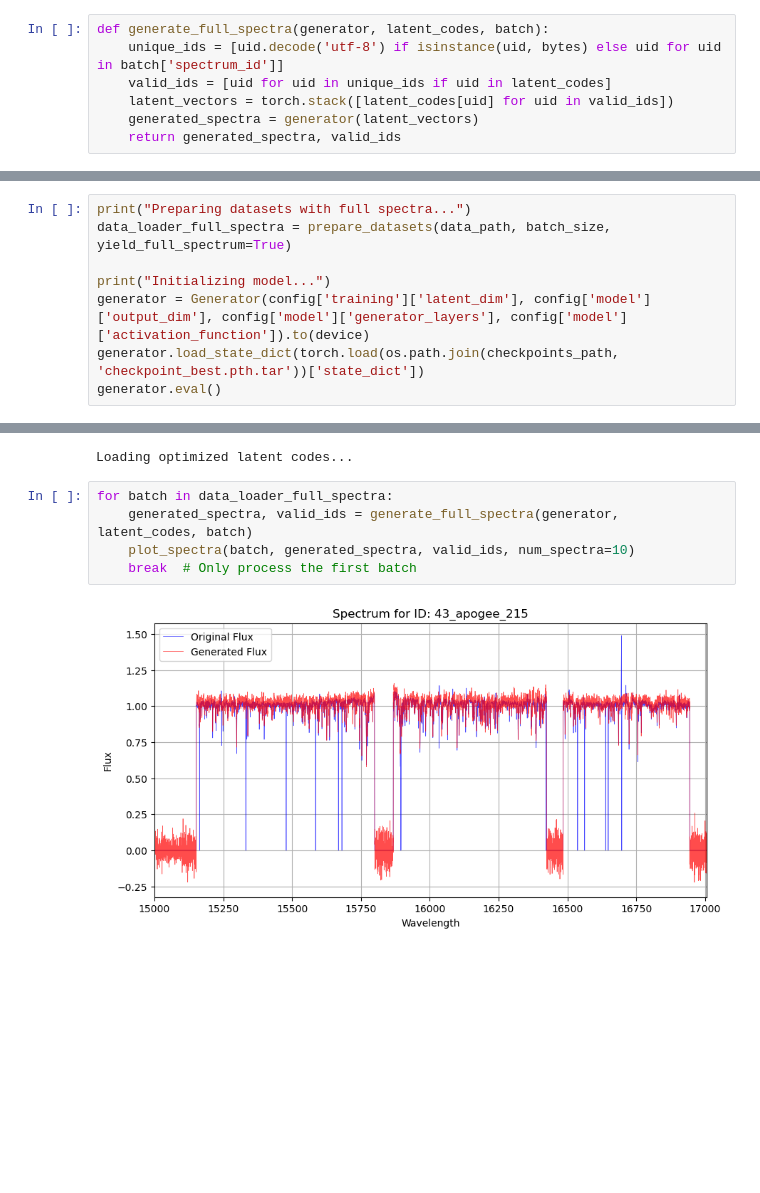
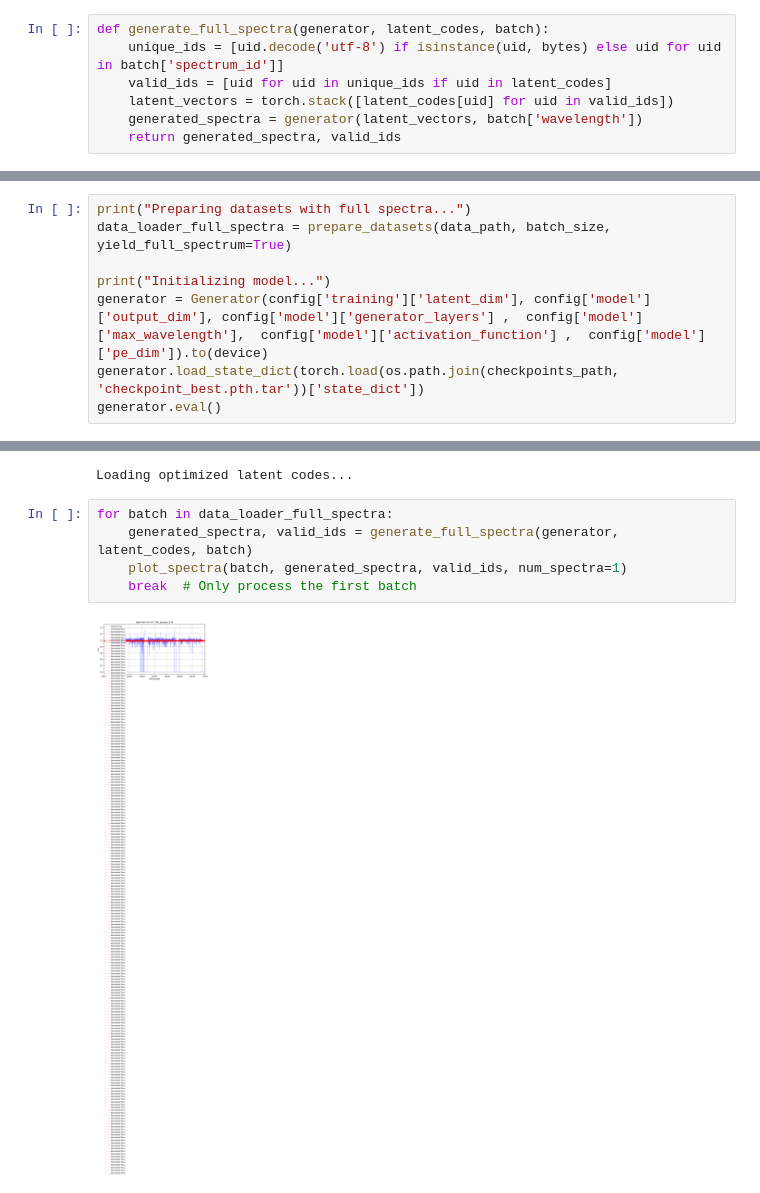
Before and after one commit to amirabezine/DeepSpectra, a Jupyter notebook: src/generate_iii.ipynb, the cells around one changed output, grey strips where cells are left out. Drawn from its saved outputs; the diff is of its cells as text; blank space fills up the shorter version.

```diff
--- a/src/generate_iii.ipynb
+++ b/src/generate_iii.ipynb
@@ -42,7 +42,7 @@ def generate_full_spectra(generator, latent_codes, batch):
     unique_ids = [uid.decode('utf-8') if isinstance(uid, bytes) else uid for uid in batch['spectrum_id']]
     valid_ids = [uid for uid in unique_ids if uid in latent_codes]
     latent_vectors = torch.stack([latent_codes[uid] for uid in valid_ids])
-    generated_spectra = generator(latent_vectors)
+    generated_spectra = generator(latent_vectors, batch['wavelength'])
     return generated_spectra, valid_ids
 # %%
 def plot_spectra(batch, generated_spectra, valid_ids, num_spectra=10):
@@ -84,7 +84,7 @@ print("Preparing datasets with full spectra...")
 data_loader_full_spectra = prepare_datasets(data_path, batch_size, yield_full_spectrum=True)
 
 print("Initializing model...")
-generator = Generator(config['training']['latent_dim'], config['model']['output_dim'], config['model']['generator_layers'], config['model']['activation_function']).to(device)
+generator = Generator(config['training']['latent_dim'], config['model']['output_dim'], config['model']['generator_layers'] ,  config['model']['max_wavelength'],  config['model']['activation_function'] ,  config['model']['pe_dim']).to(device)
 generator.load_state_dict(torch.load(os.path.join(checkpoints_path, 'checkpoint_best.pth.tar'))['state_dict'])
 generator.eval()
 # %% [output]
@@ -110,7 +115,7 @@ Loading optimized latent codes...
 # %%
 for batch in data_loader_full_spectra:
     generated_spectra, valid_ids = generate_full_spectra(generator, latent_codes, batch)
-    plot_spectra(batch, generated_spectra, valid_ids, num_spectra=10)
+    plot_spectra(batch, generated_spectra, valid_ids, num_spectra=1)
     break  # Only process the first batch
 # %% [output]
-[figure, old version]
+[figure, new version]
```
Also changed, not shown: parts of 3 cells of this notebook, 8 other files.
